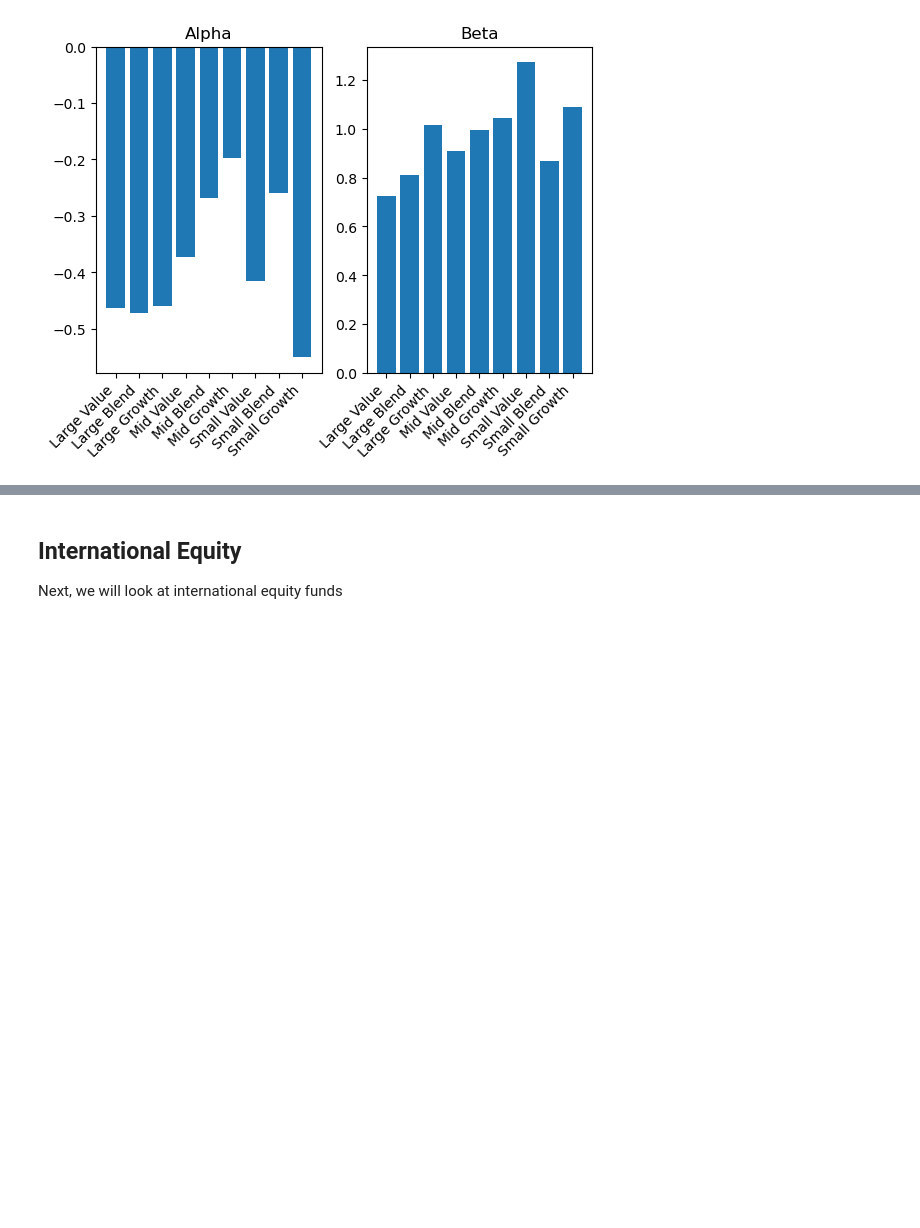
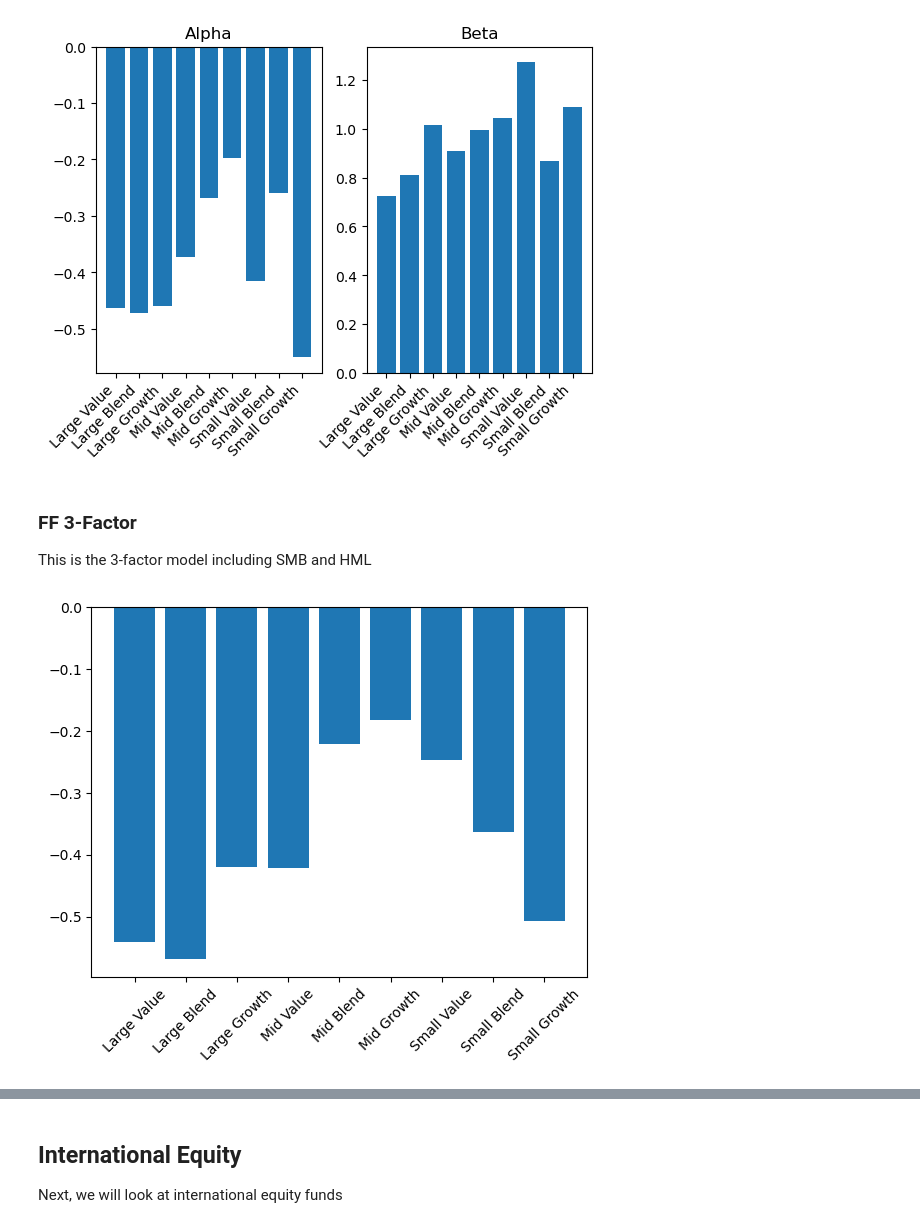
Before and after one commit to earlight/15-4331-final-project, a Jupyter notebook: data_analysis.ipynb, the cells around one changed output, grey strips where cells are left out. Drawn from its saved outputs; the diff is of its cells as text; code cells hidden in the pictures; blank space fills up the shorter version.

Commit message:
added a bunch of data analysis

```diff
--- a/data_analysis.ipynb
+++ b/data_analysis.ipynb
@@ -97,3 +97,13 @@ ax2.set_title('Beta')
 plt.show()
 # %% [output]
 [figure]
+# %% [markdown]
+### FF 3-Factor
+This is the 3-factor model including SMB and HML
+# %%
+us_eq_alphas_3, us_eq_betas, us_eq_names, smbs, hmls = ff_3(us_eq_data, ff_df)
+plt.bar(us_eq_names, us_eq_alphas_3)
+plt.xticks(rotation=45)
+plt.show()
+# %% [output]
+[figure, added]
```
Also changed, not shown: parts of 9 cells of this notebook.
